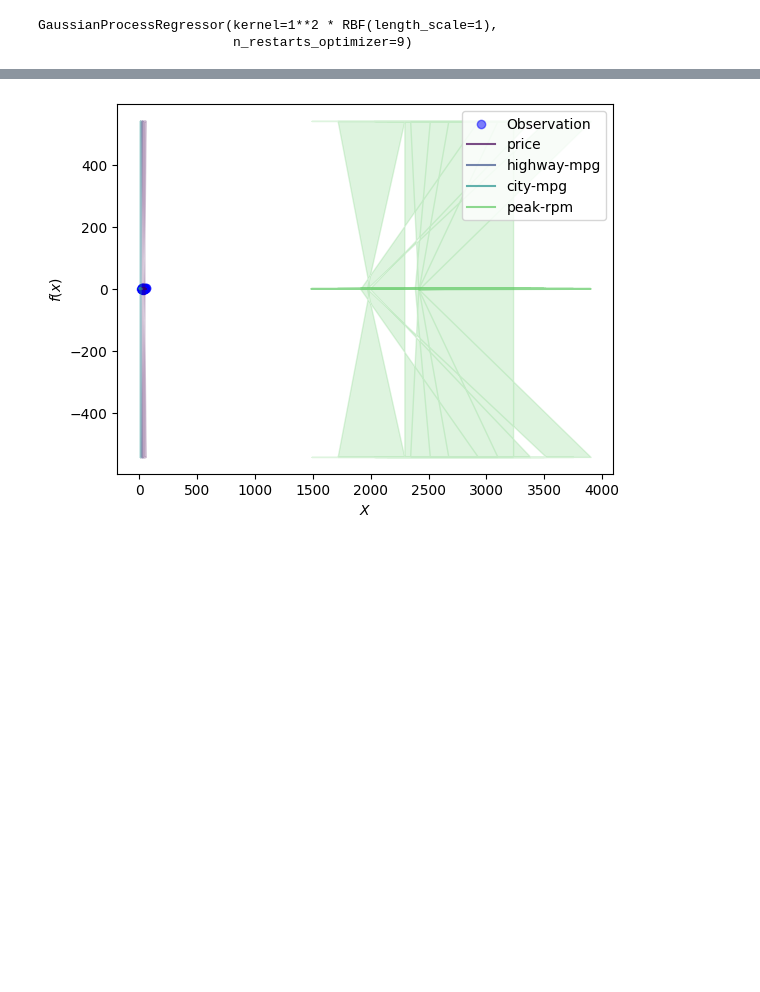
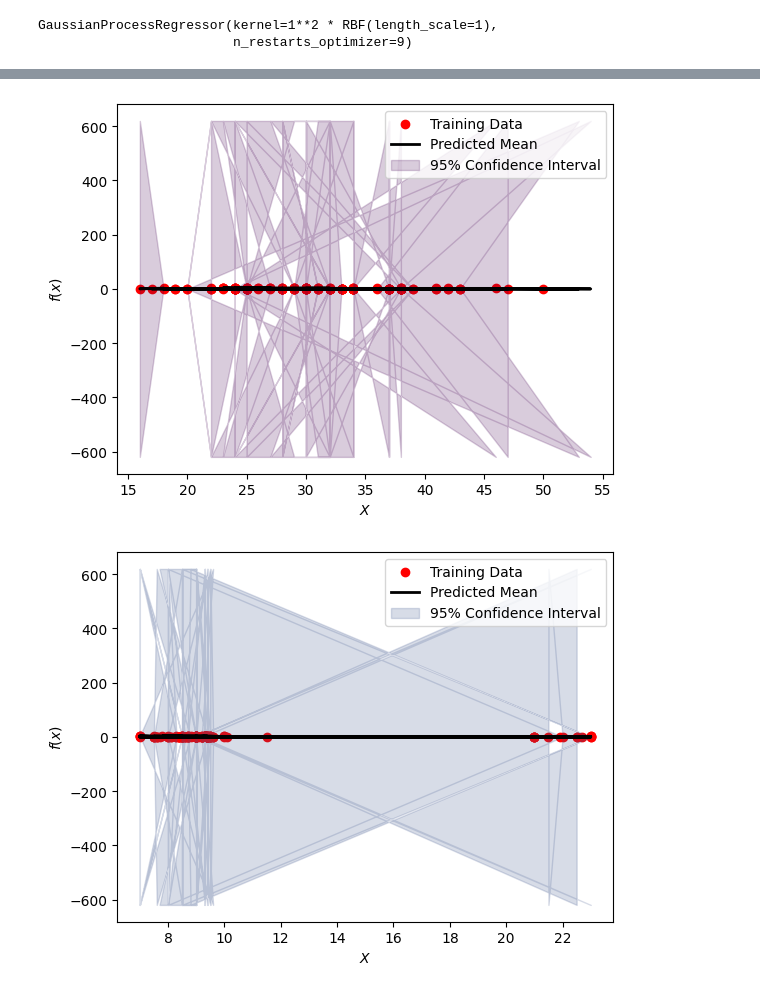
Before and after one commit to Suraj6E/ModelOptimization, a Jupyter notebook: Regression.ipynb, the cells around one changed output, grey strips where cells are left out. Saved outputs shown, nothing was run; the diff lists cells and outputs as text; code cells hidden in the pictures; blank space fills up the shorter version.

Commit message:
gussian process test 2

```diff
--- a/Regression.ipynb
+++ b/Regression.ipynb
@@ -199,0 +190,3 @@ array([ 0.00000000e+000,  0.00000000e+000,  0.00000000e+000,
+# %%
+y_mean, y_std = gaussian_process.predict(X, return_std=True)
+y_mean
@@ -200,24 +211,31 @@ array([ 0.00000000e+000,  0.00000000e+000,  0.00000000e+000,
 # %%
 # Scatter plot for observations
-plt.scatter(X_test[:, 0], y_test, label="Observation", color='blue', alpha=0.5)
+# plt.scatter(X_test[:, 0], y_test, label="Observation", color='blue', alpha=0.5)
 
 # Plot mean prediction and confidence interval for each feature
 for i in range(X_test.shape[1]):
     feature_label = features_df.columns[i]
     color = plt.cm.viridis(i / X_test.shape[1])  # Using a colormap to generate different colors
 
-    plt.plot(X_test[:, i], mean_prediction, label=feature_label, color=color, alpha=0.7)
-    plt.fill_between(
-        X_test[:, i],
-        mean_prediction - 2 * std_prediction,
-        mean_prediction + 2 * std_prediction,
-        alpha=0.2,
-        color=color
-    )
+    plt.scatter(X_train[:, i], y_train, c='r', label='Training Data')
+    plt.plot(X[:, i], y_mean, 'k', lw=2, zorder=9, label='Predicted Mean')
 
-plt.legend()
-plt.xlabel("$X$")
-plt.ylabel("$f(x)$")
-plt.show()
+    plt.fill_between(X[:, i], y_mean - 1.96 * y_std, y_mean + 1.96 * y_std, alpha=0.2, color=color, label='95% Confidence Interval')
+
+    # plt.plot(X_test[:, i], y_test, label=feature_label, color=color, alpha=0.7)
+    # plt.fill_between(
+    #     X_test[:, i],
+    #     mean_prediction - 1.96 * std_prediction,
+    #     mean_prediction + 1.96 * std_prediction,
+    #     alpha=0.2,
+    #     color=color,
+    #     label="Gussian"
+    # )
+
+    plt.legend()
+    plt.xlabel("$X$")
+    plt.ylabel("$f(x)$")
+    plt.show()
 # %% [output]
-[figure, old version]
+[figure, new version]
+[figure, added]
```
Also changed, not shown: parts of 6 cells of this notebook.
